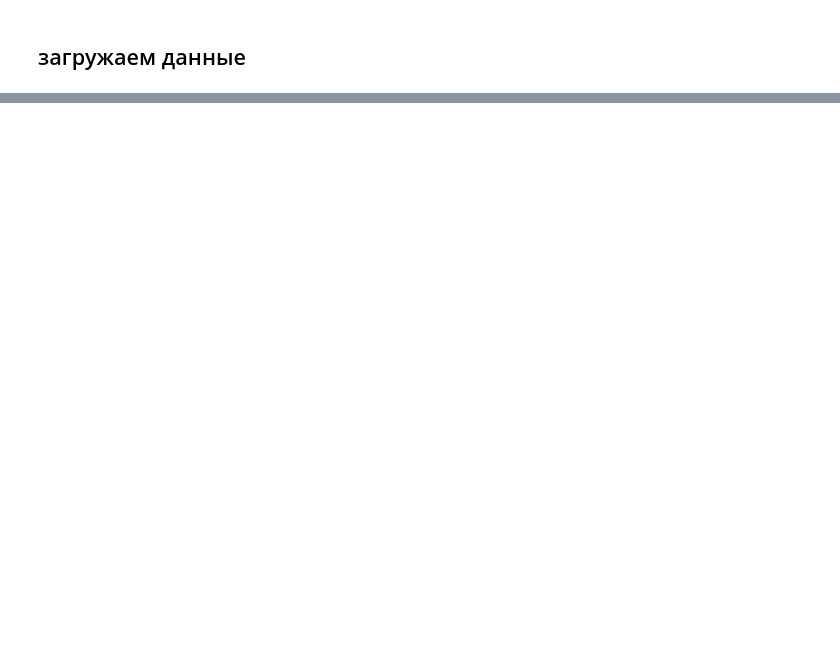
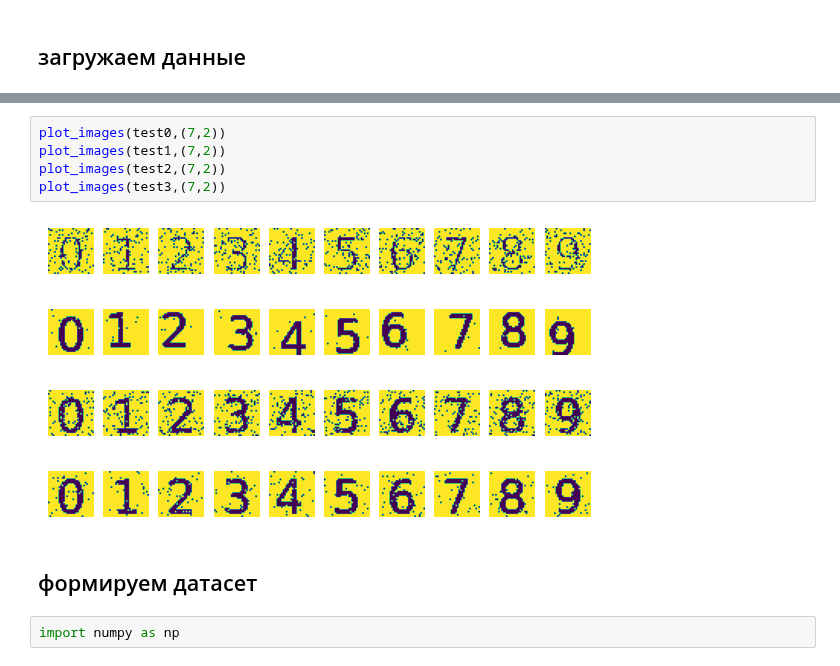
Before and after one commit to mechanoid5/ml_lectorium_2024_I, a Jupyter notebook: examples/18-hopfield/03-hamming.ipynb, the cells around one changed output, grey strips where cells are left out. Cells and saved outputs as stored; diff of their text form; blank space fills up the shorter version.

```diff
--- a/examples/18-hopfield/03-hamming.ipynb
+++ b/examples/18-hopfield/03-hamming.ipynb
@@ -52,0 +28,14 @@ im_size
+# %%
+plot_images(test0,(7,2))
+plot_images(test1,(7,2))
+plot_images(test2,(7,2))
+plot_images(test3,(7,2))
+# %% [output]
+[figure, added]
+[figure, added]
+[figure, added]
+[figure, added]
+# %% [markdown]
+## формируем датасет
+# %%
+import numpy as np
```
Also changed, not shown: parts of 35 cells of this notebook, 2 other files.
